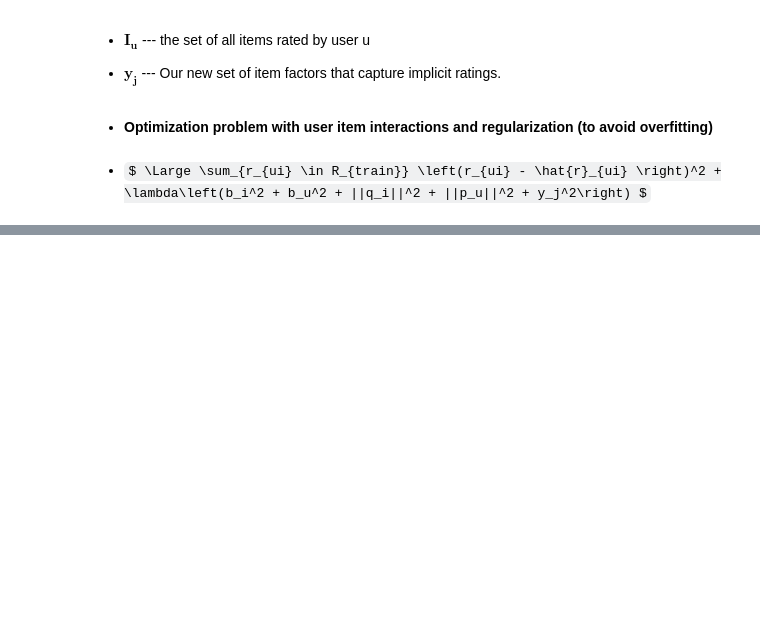
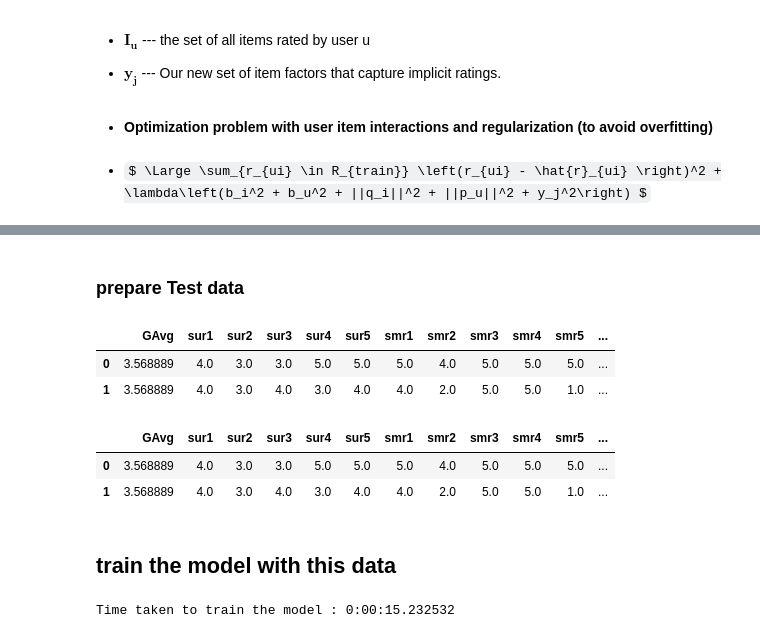
Before and after one commit to ramsane/NetflixPrizeRS, a Jupyter notebook: sampling_Big.ipynb, the cells around one changed output, grey strips where cells are left out. Saved outputs shown, nothing was run; the diff lists cells and outputs as text; code cells hidden in the pictures; some formulas as TeX source; blank space fills up the shorter version.

```diff
--- a/sampling_Big.ipynb
+++ b/sampling_Big.ipynb
@@ -1098,0 +1120,38 @@ pd.DataFrame(models_evaluation_test)
+# %% [markdown]
+### prepare Test data
+# %%
+x_test.head(2)
+# %% [output]
+|  | GAvg | sur1 | sur2 | sur3 | sur4 | sur5 | smr1 | smr2 | smr3 | smr4 | smr5 | ... |
+| 0 | 3.568889 | 4.0 | 3.0 | 3.0 | 5.0 | 5.0 | 5.0 | 4.0 | 5.0 | 5.0 | 5.0 | ... |
+| 1 | 3.568889 | 4.0 | 3.0 | 4.0 | 3.0 | 4.0 | 4.0 | 2.0 | 5.0 | 5.0 | 1.0 | ... |
+# %%
+# add all the models predictions to this x_train
+for model in models_evaluation_test.keys():
+    x_test[model] = models_evaluation_test[model]['predictions']
+
+
+x_test.head(2)
+# %% [output]
+|  | GAvg | sur1 | sur2 | sur3 | sur4 | sur5 | smr1 | smr2 | smr3 | smr4 | smr5 | ... |
+| 0 | 3.568889 | 4.0 | 3.0 | 3.0 | 5.0 | 5.0 | 5.0 | 4.0 | 5.0 | 5.0 | 5.0 | ... |
+| 1 | 3.568889 | 4.0 | 3.0 | 4.0 | 3.0 | 4.0 | 4.0 | 2.0 | 5.0 | 5.0 | 1.0 | ... |
+# %% [markdown]
+## train the model with this data
+# %%
+xgb_all = xgb.XGBRegressor(silent=False, n_jobs=10, random_state=15)
+
+start = datetime.now()
+xgb_all.fit(x_train, y_train, eval_metric = 'rmse')
+print('Time taken to train the model : {}\n'.format(datetime.now() - start))
+
+
+
+
+# storing in models_evaluations dict
+#################################################################
+models_evaluation_train['xgb_all'] = {'rmse': None,
+                                        'mape': None,
+                                        'predictions': None}
+# %% [output]
+Time taken to train the model : 0:00:15.232532
```
Also changed, not shown: parts of 51 cells of this notebook, 3 other files.
